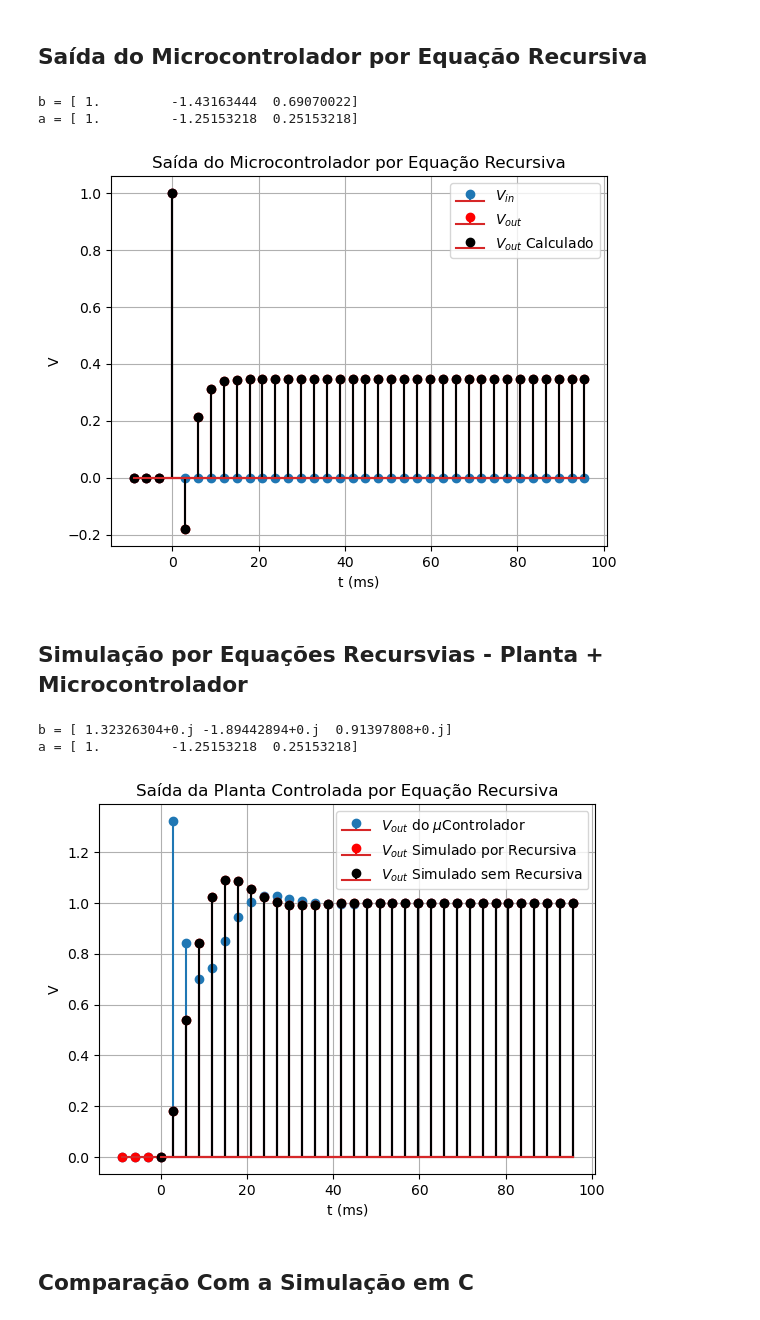
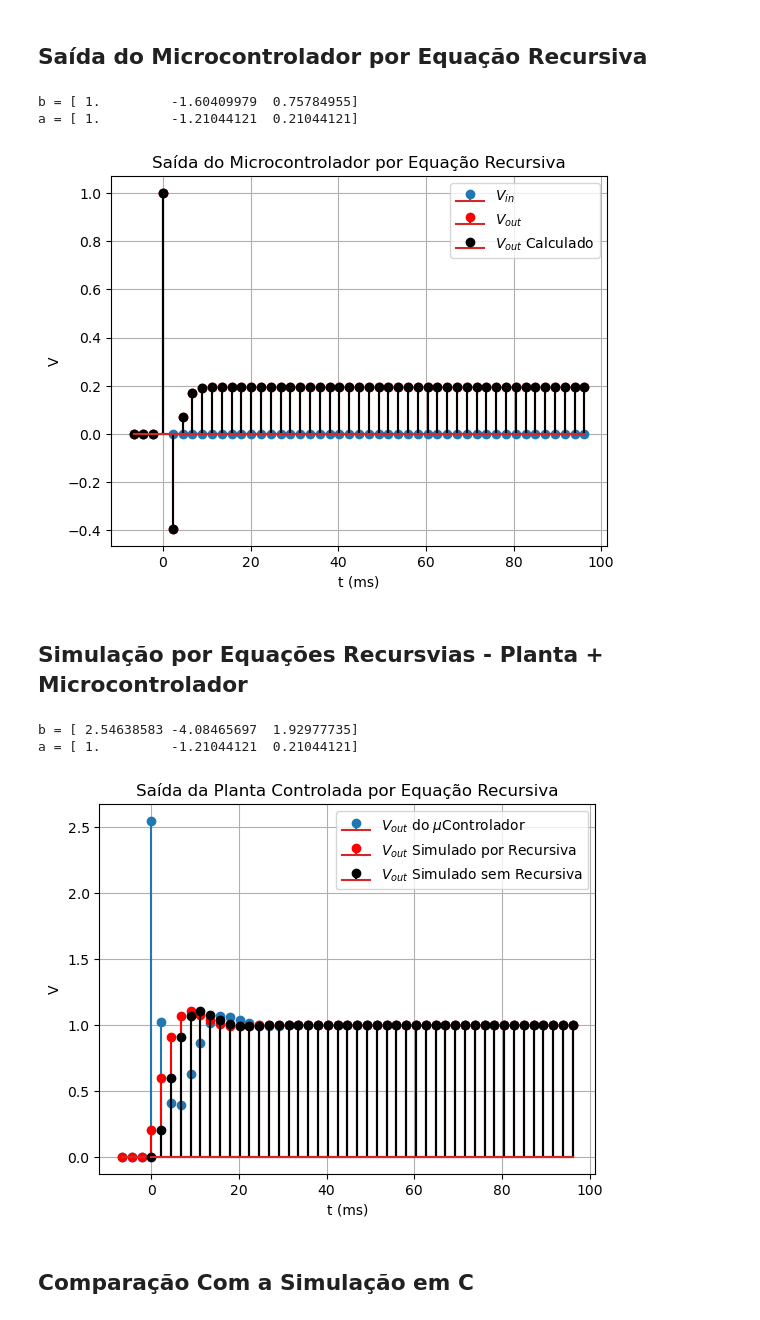
Before and after one commit to Emanuel600/Misc, a Jupyter notebook: Simul_Controle/Projeto 1 - Modelagem da Planta.ipynb, the cells around one changed output. Cells and saved outputs as stored; diff of their text form; code cells hidden in the pictures.

```diff
--- a/Simul_Controle/Projeto 1 - Modelagem da Planta.ipynb
+++ b/Simul_Controle/Projeto 1 - Modelagem da Planta.ipynb
@@ -114,7 +114,7 @@ plt.grid(True, 'both')
 # %%
 ## Características Desejadas do Sistema Controlado
 fs  = 10e-2             # Fator de Segurança de 10%
-Mpc = NP*1e-2*(1-fs)
+Mpc = NP*2e-2*(1-fs)
 Tac = NT*1e-3*(1-fs)    # p/ 5%
 ####
 zc  = -np.log(Mpc)/np.sqrt(np.pi**2 + np.log(Mpc)**2)
@@ -370,6 +370,7 @@ a = [ 1.         -1.43163444  0.69070022]
 b = np.real(b)
 print("b =", b)
 print("a =", a)
+b = K*b
 # Verificando Coeficientes
 tz    = np.arange(-len(a)*Ts, (Ta+2*τ), Ts)
 erro  = np.zeros(len(tz))
@@ -406,20 +407,20 @@ plt.ylabel("V")
 plt.grid(True)
 plt.show()
 # %% [output]
-b = [ 1.         -1.43163444  0.69070022]
-a = [ 1.         -1.25153218  0.25153218]
+b = [ 1.         -1.60409979  0.75784955]
+a = [ 1.         -1.21044121  0.21044121]
-[figure, old version]
+[figure, new version]
 # %% [markdown]
 ## Simulação por Equações Recursvias - Planta + Microcontrolador
 # %%
 [[[cb]], [[ca]]] = ct.tfdata(K*Cz)
 [[[gb]], [[ga]]] = ct.tfdata(Gz)
 
+cb = np.real(cb)
+gb = np.real(gb)
+
 print("b =", cb)
 print("a =", ca)
-
-cb = np.real(cb)
-gb = np.real(gb)
 
 n0   = max(len(ga), len(ca))
 tz   = np.arange(-n0*Ts, (Ta+2*τ), Ts)
@@ -433,7 +434,7 @@ ua    = 0 # Acumula a[1]*U[k-1] + ... + a[n]*U[k-n]
 ya    = 0 # Acumula a[1]*Y[k-1] + ... + a[n]*Y[k-n]
 ###
 y_prv = 0
-for n in range(n0+1, len(tz)): # i = n-max(len(a), len(b))
+for n in range(n0, len(tz)): # i = n-max(len(a), len(b))
     Erro[n] = Ref - y_prv
     # Microcontrolador
     j     = 0
@@ -445,36 +446,36 @@ for n in range(n0+1, len(tz)): # i = n-max(len(a), len(b))
     j = 1
     for an in ca[1:]:
         ua = ua + an*U[n-j]
         j  = j+1
     U[n] = (erroa-ua)/ca[0]
     ## Planta
     j  = 0
     ua = 0
     ya = 0
     for bn in gb:
         ua = ua + bn*U[n-j]
         j  = j+1
     j = 1
     for an in ga[1:]:
         ya = ya + an*Y[n-j]
         j  = j+1
     Y[n]    = (ua-ya)/ga[0]
     y_prv   = Y[n]
     n       = n+1
 
 plt.stem(1e3*tz, U, label="$V_{out}$ do $\mu$Controlador")
 plt.stem(1e3*tz, Y, "r", label="$V_{out}$ Simulado por Recursiva")
 plt.stem(1e3*tcg, ycg, "k", label="$V_{out}$ Simulado sem Recursiva")
 plt.legend()
 plt.title("Saída da Planta Controlada por Equação Recursiva")
 plt.xlabel("t (ms)")
 plt.ylabel("V")
 plt.grid(True)
 plt.show()
 # %% [output]
-b = [ 1.32326304+0.j -1.89442894+0.j  0.91397808+0.j]
-a = [ 1.         -1.25153218  0.25153218]
+b = [ 2.54638583 -4.08465697  1.92977735]
+a = [ 1.         -1.21044121  0.21044121]
-[figure, old version]
+[figure, new version]
 # %% [markdown]
 ## Comparação Com a Simulação em C
 # %%
```
Also changed, not shown: parts of 13 cells of this notebook, 3 other files.
